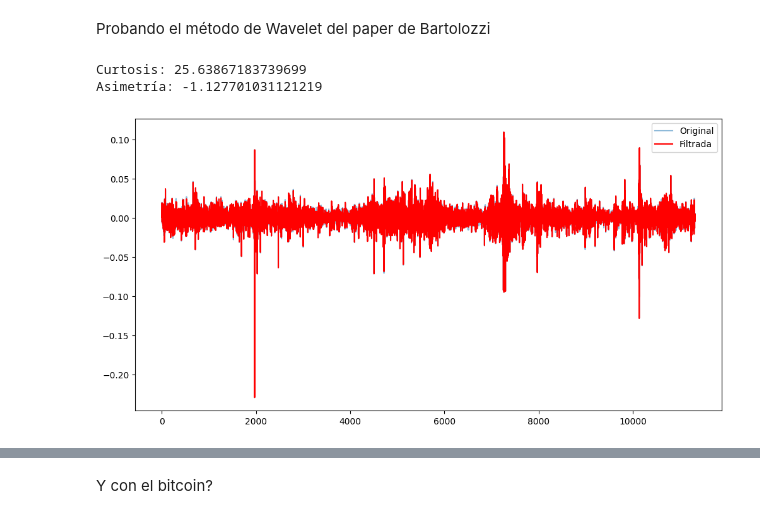
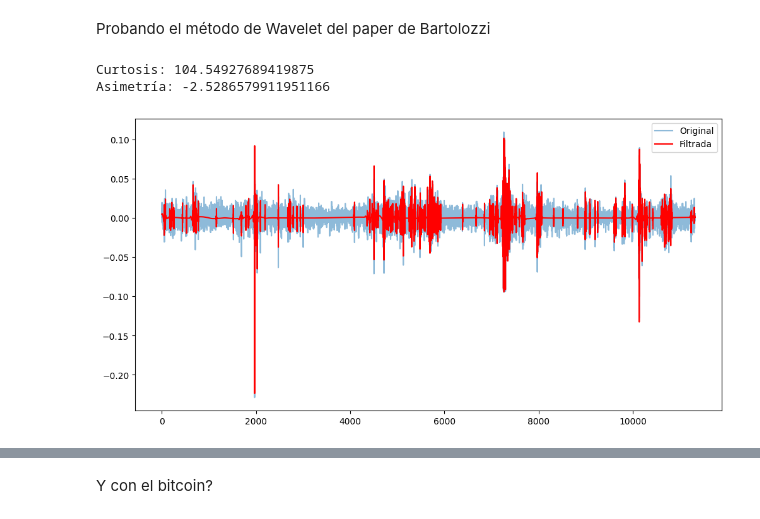
Before and after one commit to lautarogiordano/practicas-complejidad, a Jupyter notebook: p8-criticalidad/criticalidad.ipynb, the cells around one changed output, grey strips where cells are left out. Saved outputs shown, nothing was run; the diff lists cells and outputs as text; code cells hidden in the pictures.

```diff
--- a/p8-criticalidad/criticalidad.ipynb
+++ b/p8-criticalidad/criticalidad.ipynb
@@ -159,33 +159,33 @@ Probando el método de Wavelet del paper de Bartolozzi
 # %%
 # Supón que 'log_returns' es tu serie temporal de retornos logarítmicos
 log_returns = sp500['Log Return'].values
 
 # Realiza la descomposición wavelet con la wavelet Daubechies de orden 4
 wavelet = 'db4'
 coeffs = pywt.wavedec(log_returns, wavelet)
 
 # Filtra los coeficientes eliminando los de baja energía
-threshold = 0.05 * np.max(coeffs[-1])  # Ajusta este umbral según sea necesario
+threshold = 0.25 * np.max(coeffs[-1])  # Ajusta este umbral según sea necesario
 filtered_coeffs = [pywt.threshold(c, threshold, mode='hard') for c in coeffs]
 
 # Reconstruye la serie temporal filtrada
 filtered_log_returns = pywt.waverec(filtered_coeffs, wavelet)
 
 kurtosis = stats.kurtosis(filtered_log_returns)
 skewness = stats.skew(filtered_log_returns)
 print("Curtosis:", kurtosis)
 print("Asimetría:", skewness)
 
 # Graficar la serie original y la filtrada
 plt.figure(figsize=(12, 6))
 plt.plot(log_returns, label='Original', alpha=0.5)
 plt.plot(filtered_log_returns, label='Filtrada', color='red')
 plt.legend()
 plt.show()
 # %% [output]
-Curtosis: 25.63867183739699
-Asimetría: -1.127701031121219
+Curtosis: 104.54927689419875
+Asimetría: -2.5286579911951166
-[figure, old version]
+[figure, new version]
 # %%
 epsilon = 0.01  # Ajusta este valor según sea necesario
 indices_avalanchas = np.where(np.abs(filtered_log_returns) > epsilon)[0]
```
Also changed, not shown: parts of 7 cells of this notebook.
